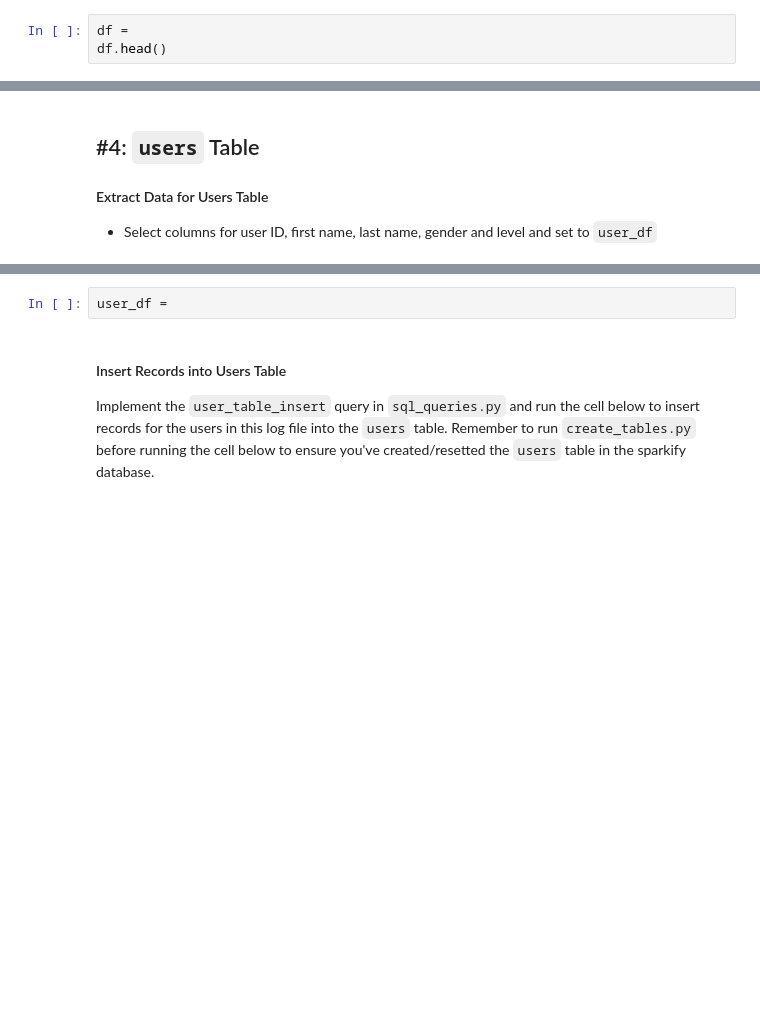
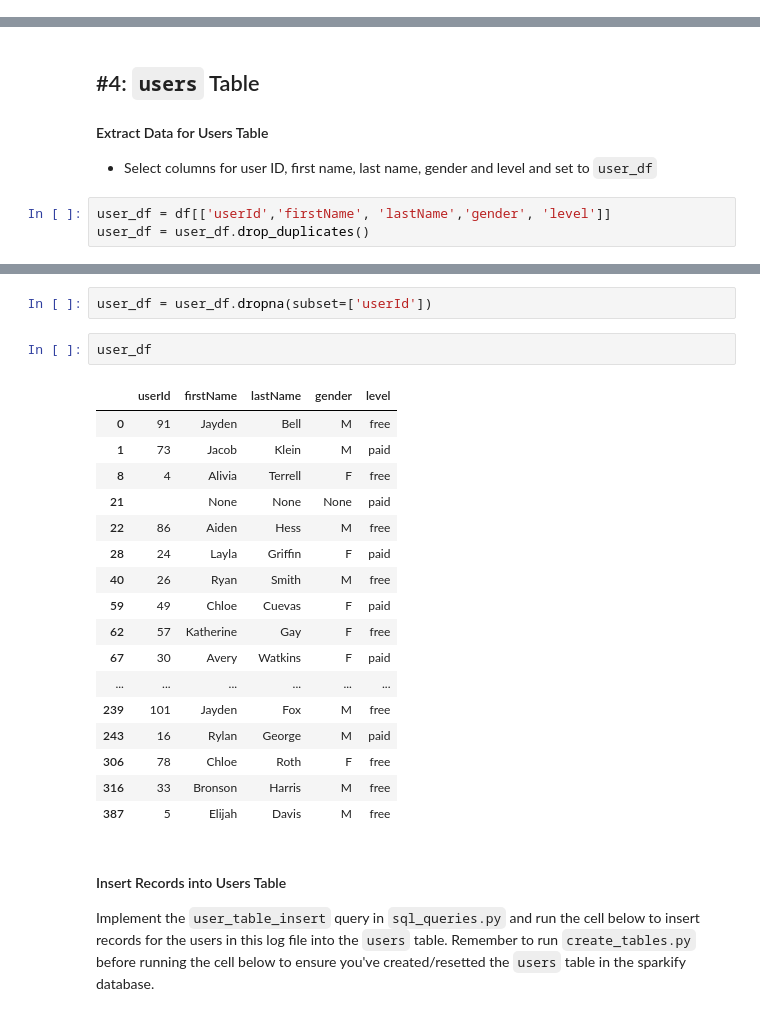
Before and after one commit to shweta-29/Udacity, a Jupyter notebook: etl.ipynb, the cells around one changed output, grey strips where cells are left out. Saved outputs shown, nothing was run; the diff lists cells and outputs as text; blank space fills up the shorter version.

```diff
--- a/etl.ipynb
+++ b/etl.ipynb
@@ -168,6 +111,3 @@ df.head()
   - Hint: use pandas' [`dt` attribute](https://pandas.pydata.org/pandas-docs/stable/reference/api/pandas.Series.dt.html) to access easily datetimelike properties.
 - Specify labels for these columns and set to `column_labels`
 - Create a dataframe, `time_df,` containing the time data for this file by combining `column_labels` and `time_data` into a dictionary and converting this into a dataframe
-# %%
-df =
-df.head()
@@ -193,3 +186,6 @@ Run `test.ipynb` to see if you've successfully added records to this table.
 ## #4: `users` Table
 #### Extract Data for Users Table
 - Select columns for user ID, first name, last name, gender and level and set to `user_df`
+# %%
+user_df = df[['userId','firstName', 'lastName','gender', 'level']]
+user_df = user_df.drop_duplicates()
@@ -196,5 +228,25 @@ Run `test.ipynb` to see if you've successfully added records to this table.
+# %%
+user_df = user_df.dropna(subset=['userId'])
 # %%
-user_df =
+user_df
+# %% [output]
+|  | userId | firstName | lastName | gender | level |
+| 0 | 91 | Jayden | Bell | M | free |
+| 1 | 73 | Jacob | Klein | M | paid |
+| 8 | 4 | Alivia | Terrell | F | free |
+| 21 |  | None | None | None | paid |
+| 22 | 86 | Aiden | Hess | M | free |
+| 28 | 24 | Layla | Griffin | F | paid |
+| 40 | 26 | Ryan | Smith | M | free |
+| 59 | 49 | Chloe | Cuevas | F | paid |
+| 62 | 57 | Katherine | Gay | F | free |
+| 67 | 30 | Avery | Watkins | F | paid |
+| ... | ... | ... | ... | ... | ... |
+| 239 | 101 | Jayden | Fox | M | free |
+| 243 | 16 | Rylan | George | M | paid |
+| 306 | 78 | Chloe | Roth | F | free |
+| 316 | 33 | Bronson | Harris | M | free |
+| 387 | 5 | Elijah | Davis | M | free |
 # %% [markdown]
 #### Insert Records into Users Table
 Implement the `user_table_insert` query in `sql_queries.py` and run the cell below to insert records for the users in this log file into the `users` table. Remember to run `create_tables.py` before running the cell below to ensure you've created/resetted the `users` table in the sparkify database.
```
Also changed, not shown: parts of 34 cells of this notebook, 1 other file.
